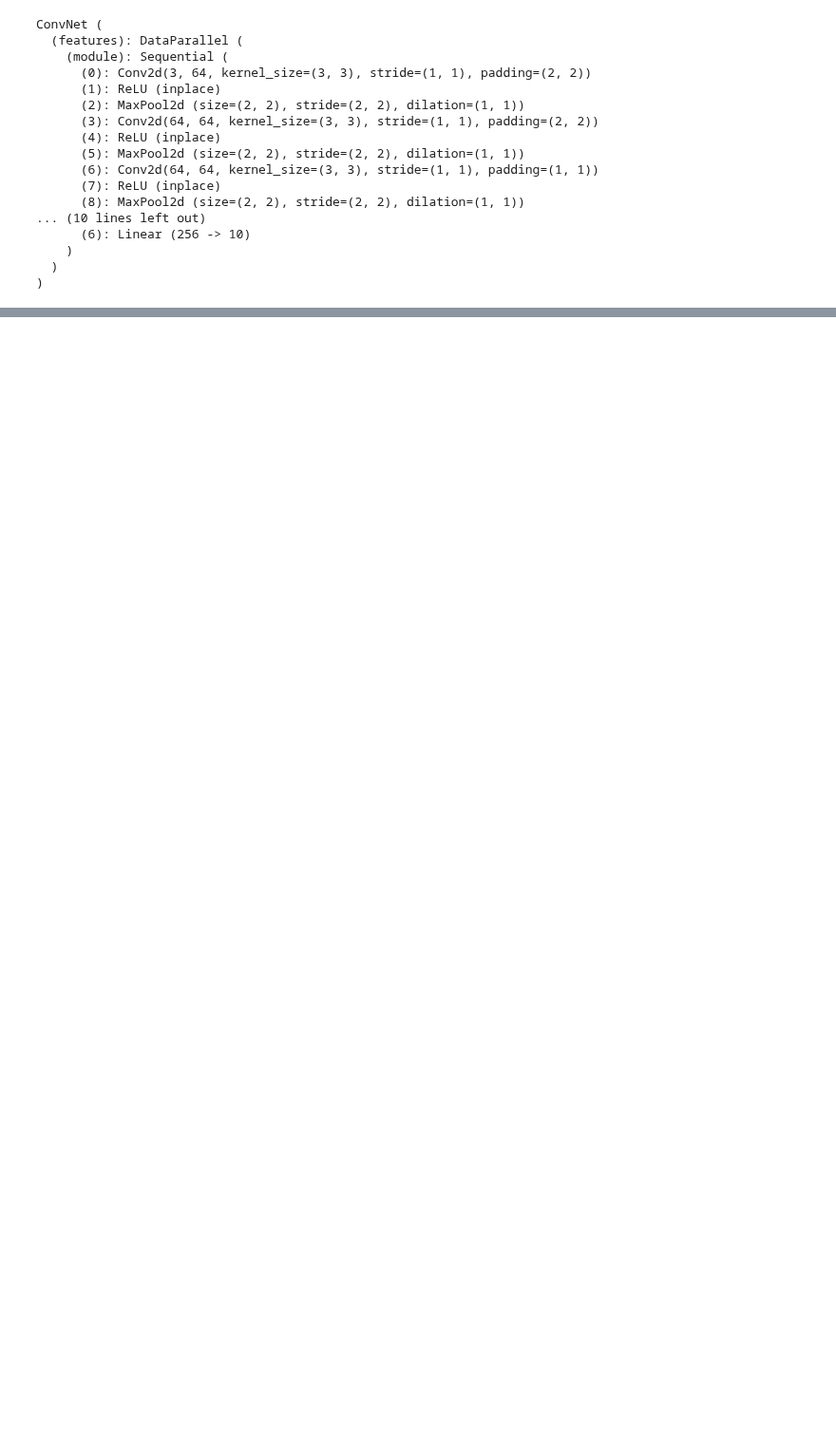
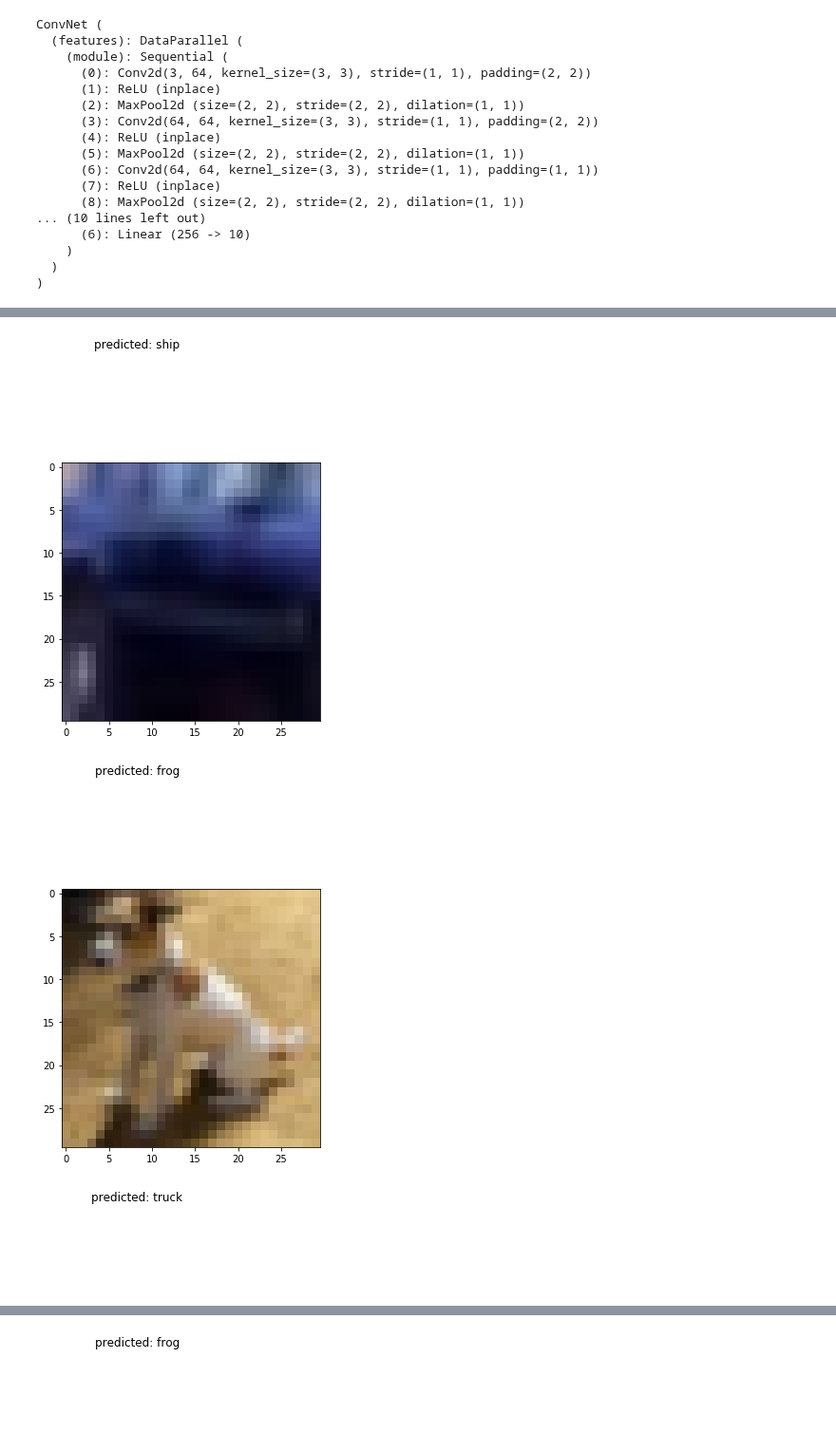
Before and after one commit to Matt3164/Fun_with_pytorch, a Jupyter notebook: pytorch_tutorial.ipynb, the cells around one changed output, grey strips where cells are left out. Shown at 95% size. Saved outputs shown, nothing was run; the diff lists cells and outputs as text; code cells hidden in the pictures; blank space fills up the shorter version.

```diff
--- a/pytorch_tutorial.ipynb
+++ b/pytorch_tutorial.ipynb
@@ -109,7 +119,7 @@ optimizer = torch.optim.SGD(model.parameters(), 0.001,
 # switch to train mode
 model.train()
 
-for epoch in range(100):
+for epoch in range(10):
     for i, (input, target) in enumerate(dataloders):
 
         target = target.cuda(async=True)
@@ -236,0 +253,32 @@ top5.avg
+# %%
+from torch.autograd import Variable
+
+def visualize_model(model, num_images=6):
+    images_so_far = 0
+
+    for i, data in enumerate(dataloders):
+        inputs, labels = data
+        if use_gpu:
+            inputs, labels = Variable(inputs.cuda()), Variable(labels.cuda())
+        else:
+            inputs, labels = Variable(inputs), Variable(labels)
+
+        outputs = model(inputs)
+        _, preds = torch.max(outputs.data, 1)
+        for j in range(inputs.size()[0]):
+            images_so_far += 1
+            ax = plt.subplot(num_images//2, 2, images_so_far)
+            ax.axis('off')
+            ax.set_title('predicted: {}'.format(class_names[preds[j]]))
+            imshow(inputs.cpu().data[j])
+
+            if images_so_far == num_images:
+                return
+# %%
+visualize_model(model)
+# %% [output]
+[figure, added]
+[figure, added]
+[figure, added]
+[figure, added]
+[figure, added]
@@ -236,0 +286 @@ top5.avg
+[figure, added]
```
Also changed, not shown: parts of 18 cells of this notebook, 1 other file.
